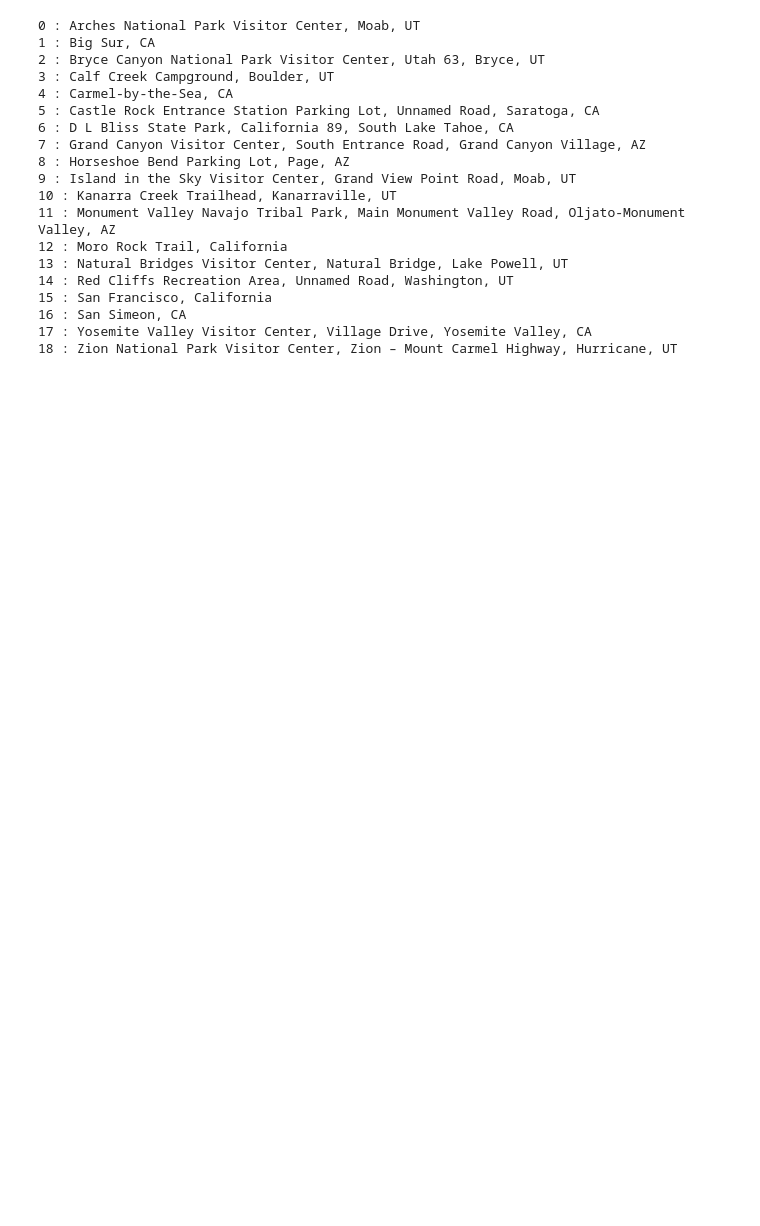
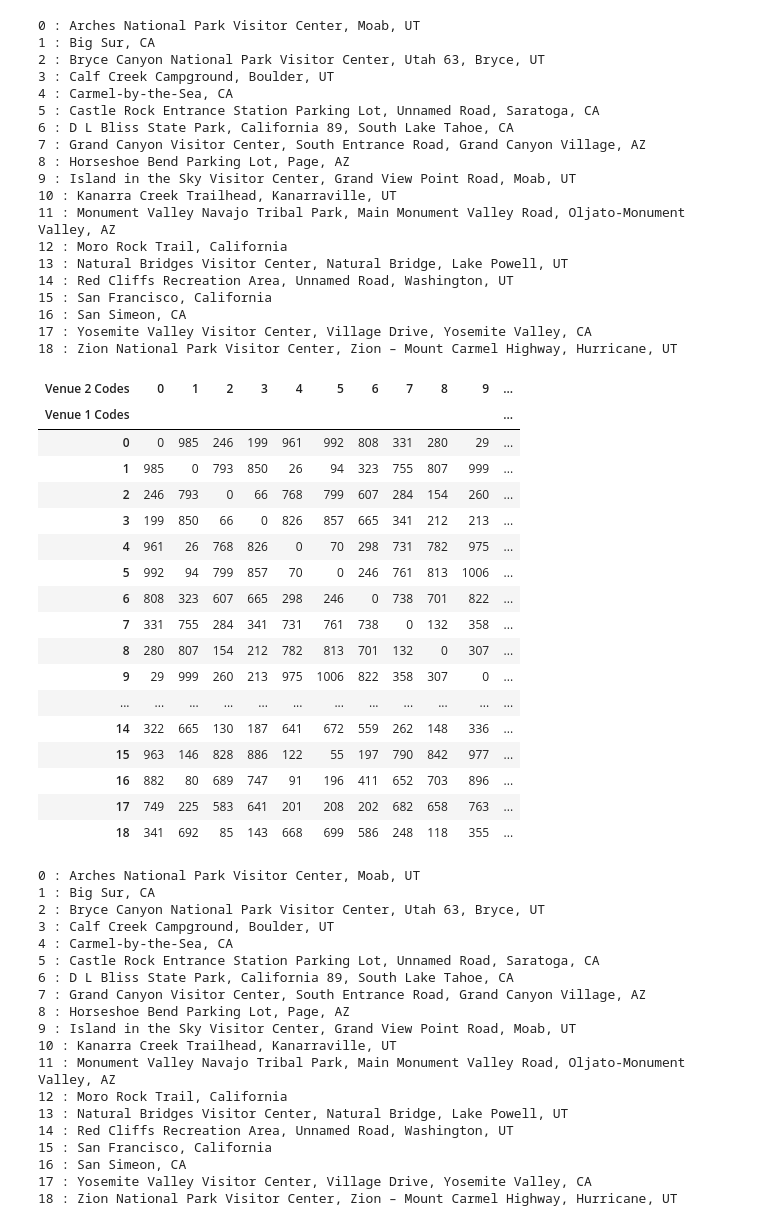
Before and after one commit to hcederna/road-trip-optimization, a Jupyter notebook: Road Trip Optimization.ipynb, the cells around one changed output. Saved outputs shown, nothing was run; the diff lists cells and outputs as text; code cells hidden in the pictures; blank space fills up the shorter version.

Commit message:
Created squareform distance, duration, and hhmm matrices with integer point of interest code mappings

```diff
--- a/Road Trip Optimization.ipynb
+++ b/Road Trip Optimization.ipynb
@@ -163,3 +163,54 @@ for k, v in _.items():
 16 : San Simeon, CA
 17 : Yosemite Valley Visitor Center, Village Drive, Yosemite Valley, CA
 18 : Zion National Park Visitor Center, Zion – Mount Carmel Highway, Hurricane, UT
+# %%
+# Create squareform matrices with codes
+distance_matrix = _df.pivot(index='Venue 1 Codes', columns='Venue 2 Codes', values='Distance (mi)').fillna(0).astype(int)
+duration_matrix = _df.pivot(index='Venue 1 Codes', columns='Venue 2 Codes', values='Duration (s)').fillna(0).astype(int)
+duration_matrix_hhmm = _df.pivot(index='Venue 1 Codes', columns='Venue 2 Codes', values='Duration (hhmm)').fillna("0:00")
+# %%
+# Display distance matrix with code mappings
+display(distance_matrix)
+
+# Print dict of code: cat mappings for reference
+_ = dict(enumerate(_df['Venue 1'].cat.categories))
+for k, v in _.items():
+    print(k, ":", v)
+# %% [output]
+| Venue 2 Codes | 0 | 1 | 2 | 3 | 4 | 5 | 6 | 7 | 8 | 9 | ... |
+| Venue 1 Codes |  |  |  |  |  |  |  |  |  |  | ... |
+| 0 | 0 | 985 | 246 | 199 | 961 | 992 | 808 | 331 | 280 | 29 | ... |
+| 1 | 985 | 0 | 793 | 850 | 26 | 94 | 323 | 755 | 807 | 999 | ... |
+| 2 | 246 | 793 | 0 | 66 | 768 | 799 | 607 | 284 | 154 | 260 | ... |
+| 3 | 199 | 850 | 66 | 0 | 826 | 857 | 665 | 341 | 212 | 213 | ... |
+| 4 | 961 | 26 | 768 | 826 | 0 | 70 | 298 | 731 | 782 | 975 | ... |
+| 5 | 992 | 94 | 799 | 857 | 70 | 0 | 246 | 761 | 813 | 1006 | ... |
+| 6 | 808 | 323 | 607 | 665 | 298 | 246 | 0 | 738 | 701 | 822 | ... |
+| 7 | 331 | 755 | 284 | 341 | 731 | 761 | 738 | 0 | 132 | 358 | ... |
+| 8 | 280 | 807 | 154 | 212 | 782 | 813 | 701 | 132 | 0 | 307 | ... |
+| 9 | 29 | 999 | 260 | 213 | 975 | 1006 | 822 | 358 | 307 | 0 | ... |
+| ... | ... | ... | ... | ... | ... | ... | ... | ... | ... | ... | ... |
+| 14 | 322 | 665 | 130 | 187 | 641 | 672 | 559 | 262 | 148 | 336 | ... |
+| 15 | 963 | 146 | 828 | 886 | 122 | 55 | 197 | 790 | 842 | 977 | ... |
+| 16 | 882 | 80 | 689 | 747 | 91 | 196 | 411 | 652 | 703 | 896 | ... |
+| 17 | 749 | 225 | 583 | 641 | 201 | 208 | 202 | 682 | 658 | 763 | ... |
+| 18 | 341 | 692 | 85 | 143 | 668 | 699 | 586 | 248 | 118 | 355 | ... |
+0 : Arches National Park Visitor Center, Moab, UT
+1 : Big Sur, CA
+2 : Bryce Canyon National Park Visitor Center, Utah 63, Bryce, UT
+3 : Calf Creek Campground, Boulder, UT
+4 : Carmel-by-the-Sea, CA
+5 : Castle Rock Entrance Station Parking Lot, Unnamed Road, Saratoga, CA
+6 : D L Bliss State Park, California 89, South Lake Tahoe, CA
+7 : Grand Canyon Visitor Center, South Entrance Road, Grand Canyon Village, AZ
+8 : Horseshoe Bend Parking Lot, Page, AZ
+9 : Island in the Sky Visitor Center, Grand View Point Road, Moab, UT
+10 : Kanarra Creek Trailhead, Kanarraville, UT
+11 : Monument Valley Navajo Tribal Park, Main Monument Valley Road, Oljato-Monument Valley, AZ
+12 : Moro Rock Trail, California
+13 : Natural Bridges Visitor Center, Natural Bridge, Lake Powell, UT
+14 : Red Cliffs Recreation Area, Unnamed Road, Washington, UT
+15 : San Francisco, California
+16 : San Simeon, CA
+17 : Yosemite Valley Visitor Center, Village Drive, Yosemite Valley, CA
+18 : Zion National Park Visitor Center, Zion – Mount Carmel Highway, Hurricane, UT
```
Also changed, not shown: parts of 2 cells of this notebook.
